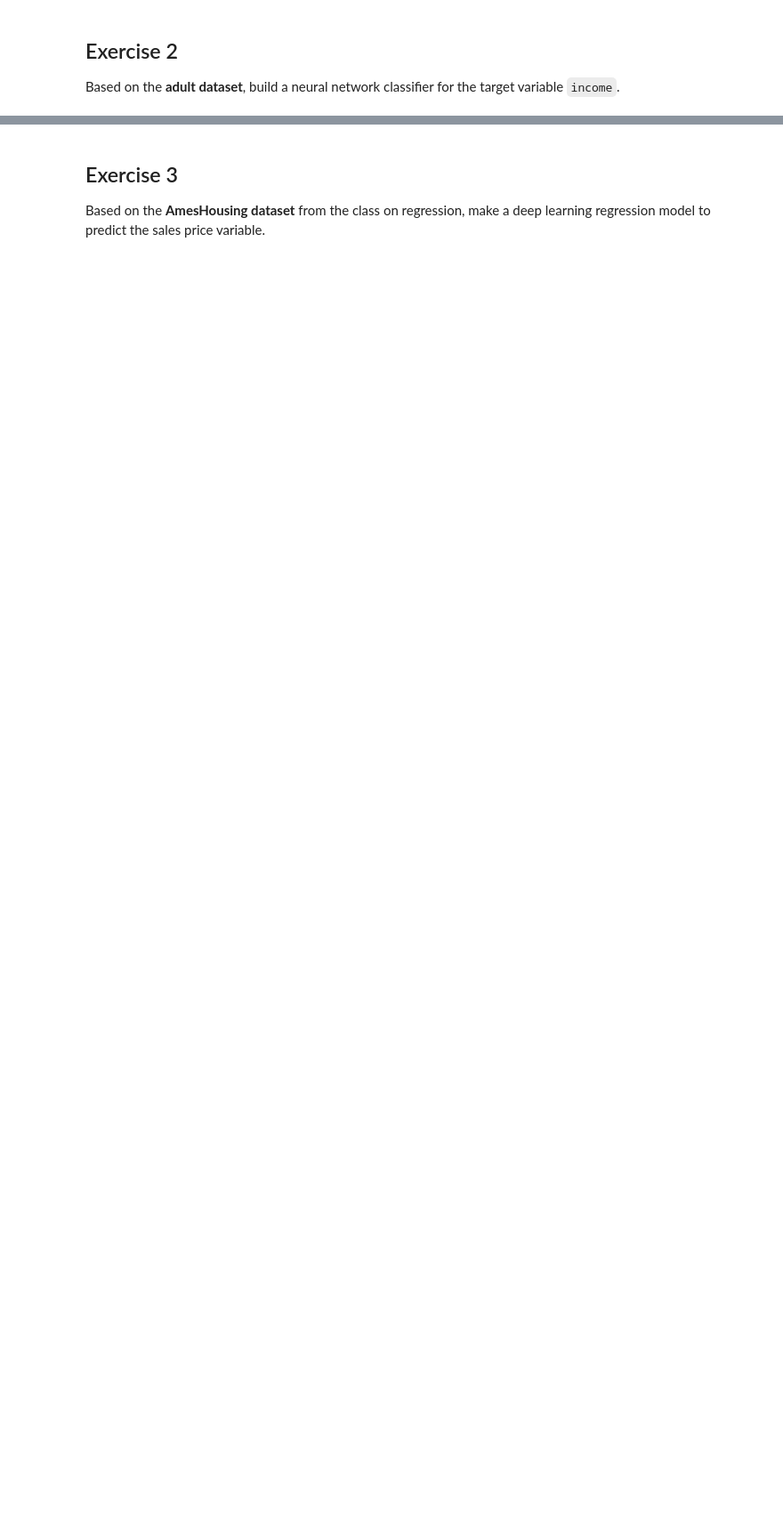
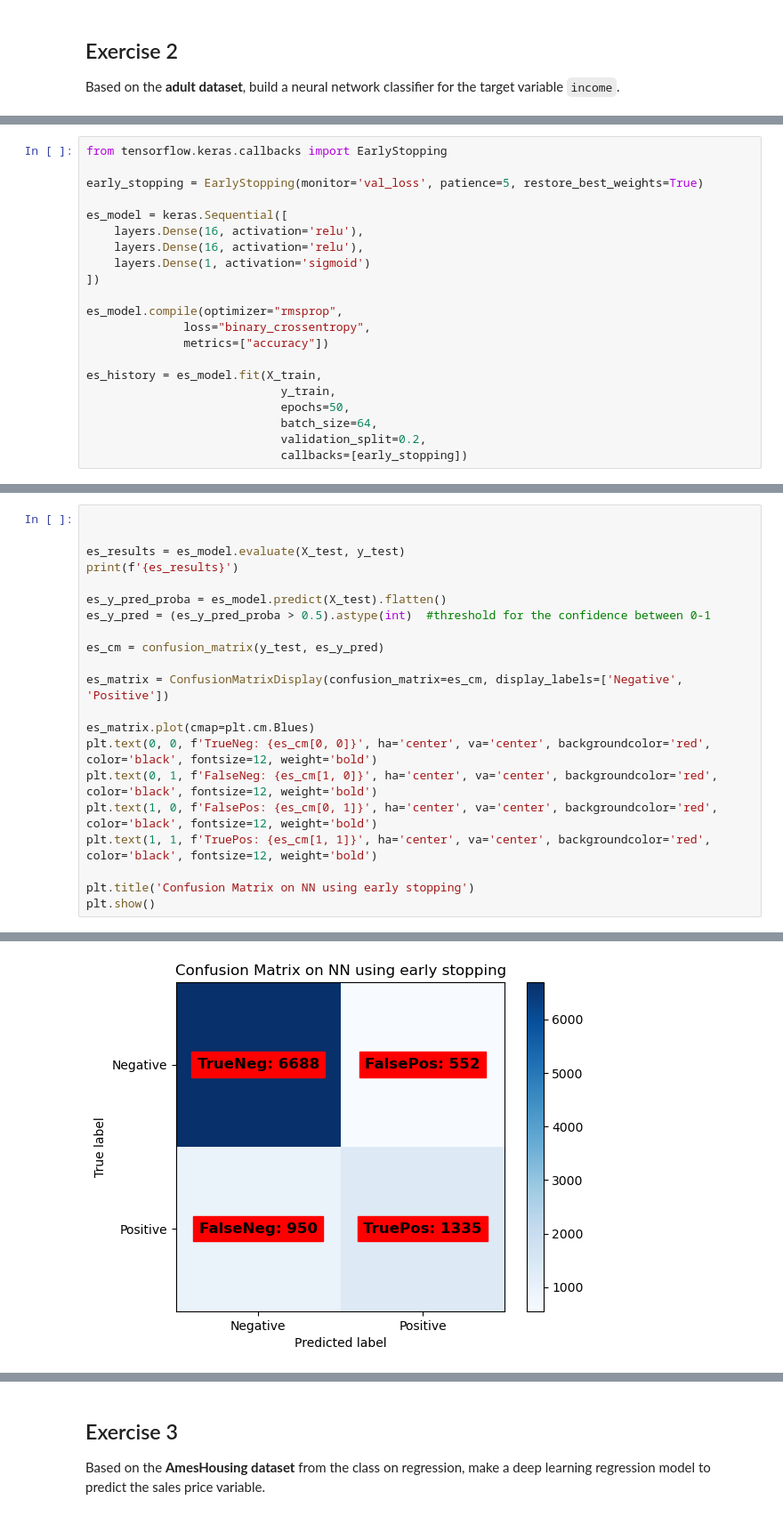
Before and after one commit to hsahmad112/DataAndThingsW2025, a Jupyter notebook: exercise_15.ipynb, the cells around one changed output, grey strips where cells are left out. Shown: that part at 89% size. Saved outputs shown, nothing was run; the diff lists cells and outputs as text; blank space fills up the shorter version.

```diff
--- a/exercise_15.ipynb
+++ b/exercise_15.ipynb
@@ -241,0 +417,21 @@ Based on the **adult dataset**, build a neural network classifier for the target
+# %%
+from tensorflow.keras.callbacks import EarlyStopping
+
+early_stopping = EarlyStopping(monitor='val_loss', patience=5, restore_best_weights=True)
+
+es_model = keras.Sequential([
+    layers.Dense(16, activation='relu'),
+    layers.Dense(16, activation='relu'),
+    layers.Dense(1, activation='sigmoid')
+])
+
+es_model.compile(optimizer="rmsprop",
+              loss="binary_crossentropy",
+              metrics=["accuracy"])
+
+es_history = es_model.fit(X_train,
+                            y_train,
+                            epochs=50,
+                            batch_size=64,
+                            validation_split=0.2,
+                            callbacks=[early_stopping])
@@ -241,0 +456,22 @@ Based on the **adult dataset**, build a neural network classifier for the target
+# %%
+
+
+es_results = es_model.evaluate(X_test, y_test)
+print(f'{es_results}')
+
+es_y_pred_proba = es_model.predict(X_test).flatten()
+es_y_pred = (es_y_pred_proba > 0.5).astype(int)  #threshold for the confidence between 0-1
+
+es_cm = confusion_matrix(y_test, es_y_pred)
+
+es_matrix = ConfusionMatrixDisplay(confusion_matrix=es_cm, display_labels=['Negative', 'Positive'])
+
+es_matrix.plot(cmap=plt.cm.Blues)
+plt.text(0, 0, f'TrueNeg: {es_cm[0, 0]}', ha='center', va='center', backgroundcolor='red', color='black', fontsize=12, weight='bold')
+plt.text(0, 1, f'FalseNeg: {es_cm[1, 0]}', ha='center', va='center', backgroundcolor='red', color='black', fontsize=12, weight='bold')
+plt.text(1, 0, f'FalsePos: {es_cm[0, 1]}', ha='center', va='center', backgroundcolor='red', color='black', fontsize=12, weight='bold')
+plt.text(1, 1, f'TruePos: {es_cm[1, 1]}', ha='center', va='center', backgroundcolor='red',  color='black', fontsize=12, weight='bold')
+
+plt.title('Confusion Matrix on NN using early stopping')
+plt.show()
+# %% [output]
@@ -241,0 +481 @@ Based on the **adult dataset**, build a neural network classifier for the target
+[figure, added]
```
Also changed, not shown: parts of 50 cells of this notebook, 2 other files.
